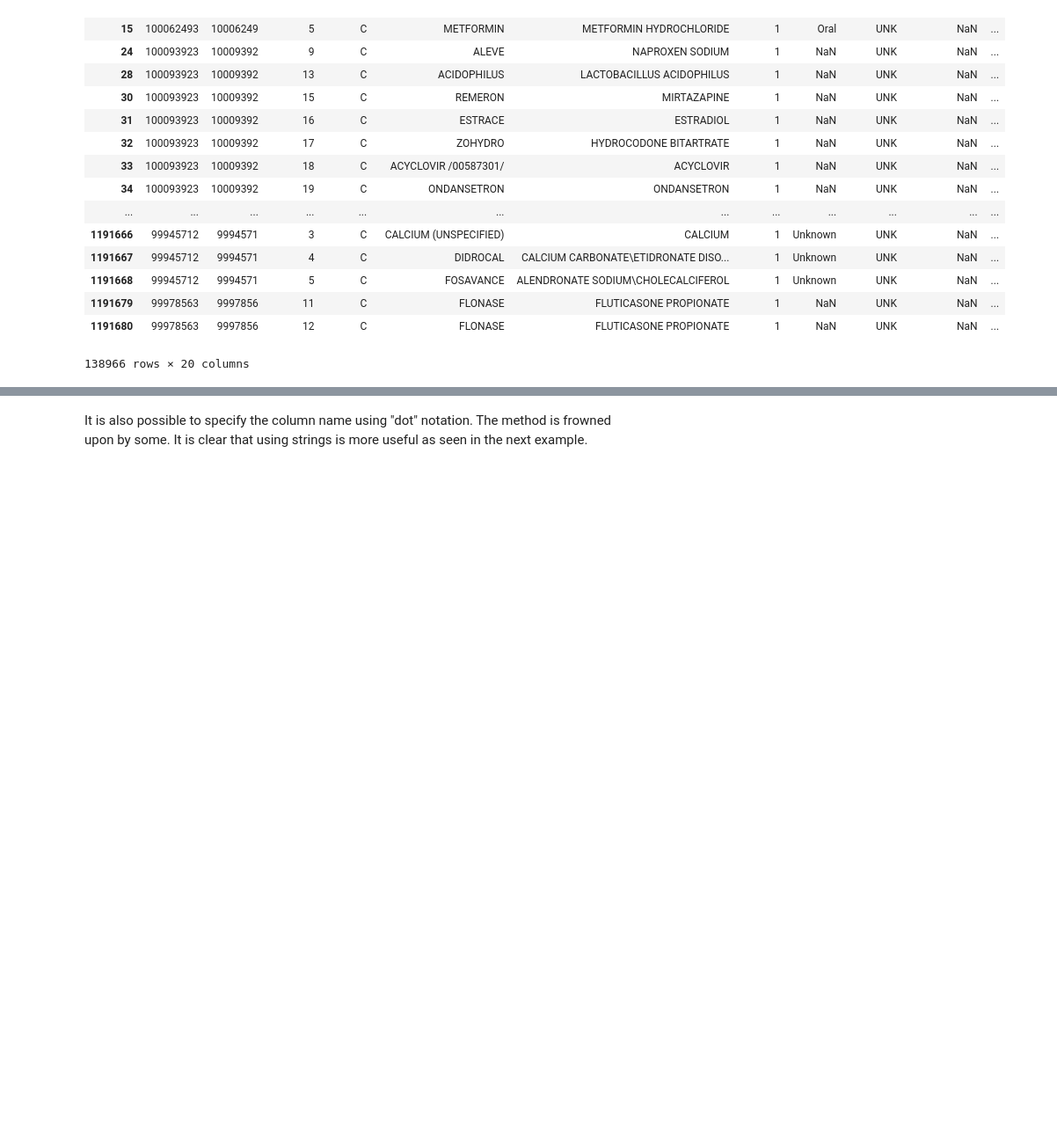
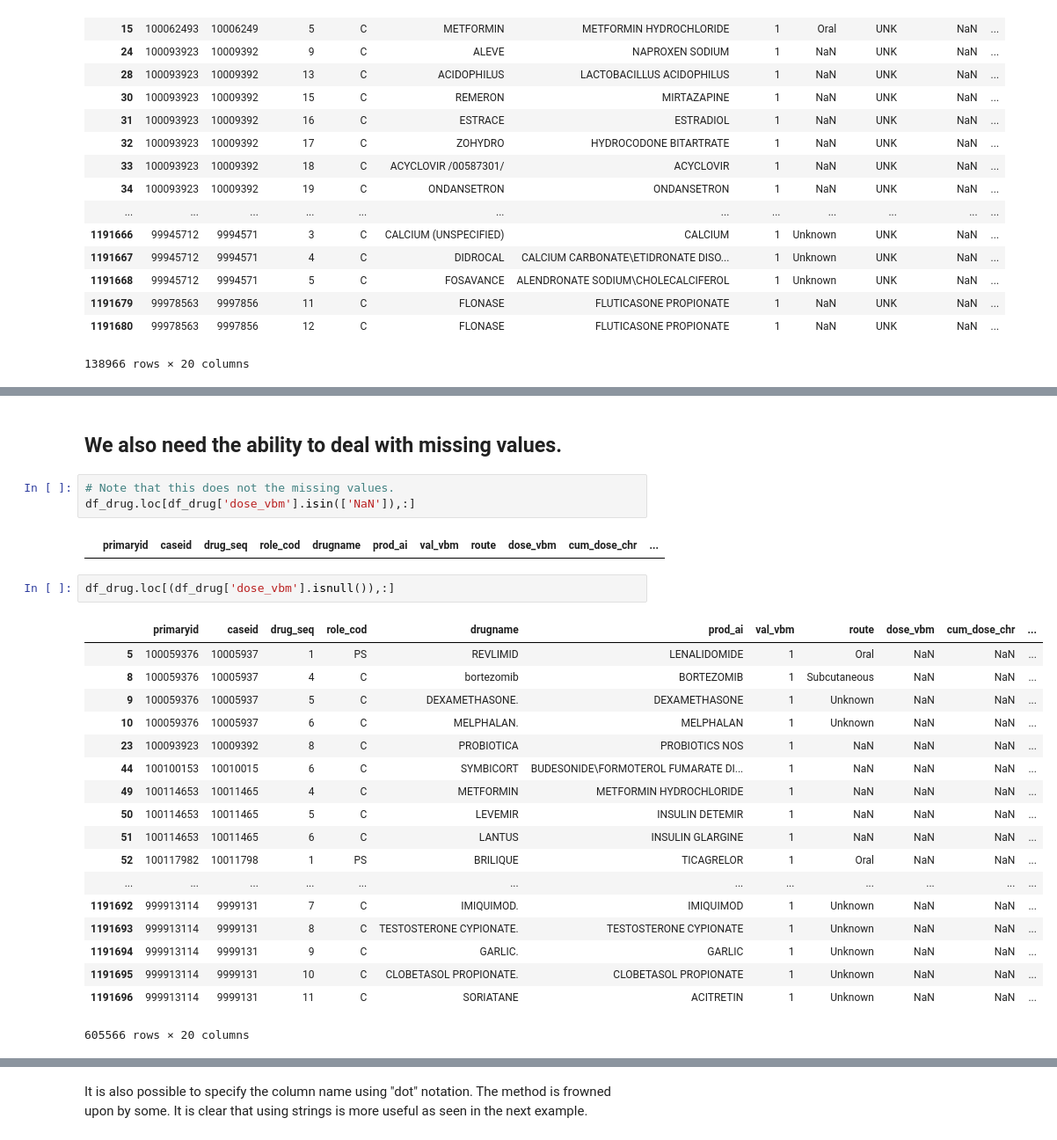
Before and after one commit to harlananelson/datascience, a Jupyter notebook: What Drugs are Bad.ipynb, the cells around one changed output, grey strips where cells are left out. Shown at 88% size. Drawn from its saved outputs; the diff is of its cells as text; blank space fills up the shorter version.

```diff
--- a/What Drugs are Bad.ipynb
+++ b/What Drugs are Bad.ipynb
@@ -346,3 +348,31 @@ df_drug[ ~df_drug['dose_vbm'].isin(['NaN','UNK'])]
 | 1191695 | 999913114 | 9999131 | 10 | C | CLOBETASOL PROPIONATE. | CLOBETASOL PROPIONATE | 1 | Unknown | NaN | NaN | ... |
 | 1191696 | 999913114 | 9999131 | 11 | C | SORIATANE | ACITRETIN | 1 | Unknown | NaN | NaN | ... |
 1052731 rows × 20 columns
+# %% [markdown]
+## We also need the ability to deal with missing values.
+# %%
+# Note that this does not the missing values.
+df_drug.loc[df_drug['dose_vbm'].isin(['NaN']),:]
+# %% [output]
+|  | primaryid | caseid | drug_seq | role_cod | drugname | prod_ai | val_vbm | route | dose_vbm | cum_dose_chr | ... |
+# %%
+df_drug.loc[(df_drug['dose_vbm'].isnull()),:]
+# %% [output]
+|  | primaryid | caseid | drug_seq | role_cod | drugname | prod_ai | val_vbm | route | dose_vbm | cum_dose_chr | ... |
+| 5 | 100059376 | 10005937 | 1 | PS | REVLIMID | LENALIDOMIDE | 1 | Oral | NaN | NaN | ... |
+| 8 | 100059376 | 10005937 | 4 | C | bortezomib | BORTEZOMIB | 1 | Subcutaneous | NaN | NaN | ... |
+| 9 | 100059376 | 10005937 | 5 | C | DEXAMETHASONE. | DEXAMETHASONE | 1 | Unknown | NaN | NaN | ... |
+| 10 | 100059376 | 10005937 | 6 | C | MELPHALAN. | MELPHALAN | 1 | Unknown | NaN | NaN | ... |
+| 23 | 100093923 | 10009392 | 8 | C | PROBIOTICA | PROBIOTICS NOS | 1 | NaN | NaN | NaN | ... |
+| 44 | 100100153 | 10010015 | 6 | C | SYMBICORT | BUDESONIDE\FORMOTEROL FUMARATE DI... | 1 | NaN | NaN | NaN | ... |
+| 49 | 100114653 | 10011465 | 4 | C | METFORMIN | METFORMIN HYDROCHLORIDE | 1 | NaN | NaN | NaN | ... |
+| 50 | 100114653 | 10011465 | 5 | C | LEVEMIR | INSULIN DETEMIR | 1 | NaN | NaN | NaN | ... |
+| 51 | 100114653 | 10011465 | 6 | C | LANTUS | INSULIN GLARGINE | 1 | NaN | NaN | NaN | ... |
+| 52 | 100117982 | 10011798 | 1 | PS | BRILIQUE | TICAGRELOR | 1 | Oral | NaN | NaN | ... |
+| ... | ... | ... | ... | ... | ... | ... | ... | ... | ... | ... | ... |
+| 1191692 | 999913114 | 9999131 | 7 | C | IMIQUIMOD. | IMIQUIMOD | 1 | Unknown | NaN | NaN | ... |
+| 1191693 | 999913114 | 9999131 | 8 | C | TESTOSTERONE CYPIONATE. | TESTOSTERONE CYPIONATE | 1 | Unknown | NaN | NaN | ... |
+| 1191694 | 999913114 | 9999131 | 9 | C | GARLIC. | GARLIC | 1 | Unknown | NaN | NaN | ... |
+| 1191695 | 999913114 | 9999131 | 10 | C | CLOBETASOL PROPIONATE. | CLOBETASOL PROPIONATE | 1 | Unknown | NaN | NaN | ... |
+| 1191696 | 999913114 | 9999131 | 11 | C | SORIATANE | ACITRETIN | 1 | Unknown | NaN | NaN | ... |
+605566 rows × 20 columns
```
Also changed, not shown: parts of 19 cells of this notebook.
